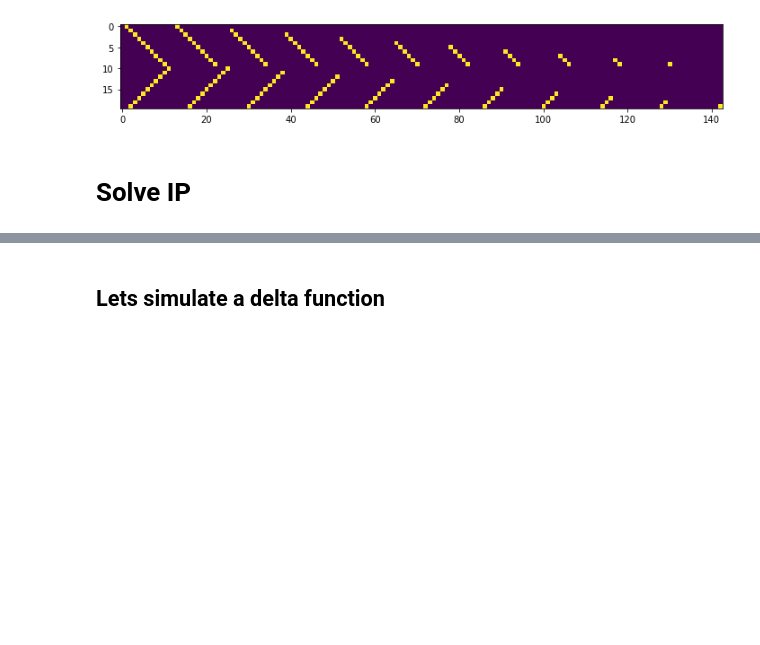
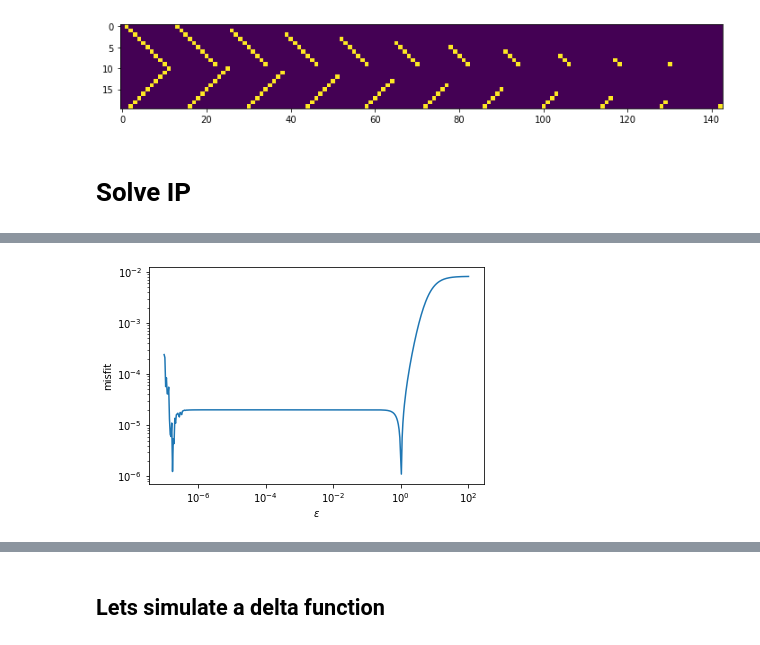
Before and after one commit to Kiril94/Inverse_Problems, a Jupyter notebook: Ass1/Ass1.ipynb, the cells around one changed output, grey strips where cells are left out. Saved outputs shown, nothing was run; the diff lists cells and outputs as text; code cells hidden in the pictures; blank space fills up the shorter version.

```diff
--- a/Ass1/Ass1.ipynb
+++ b/Ass1/Ass1.ipynb
@@ -136,2 +163,12 @@ def misfit(G,d,s): return np.abs(la.norm(d-G@s)**2-N*sigma**2)
+# %%
+fig,ax = plt.subplots()
+ax.plot(Eps, Mis)
+ax.set_ylabel('misfit')
+ax.set_xlabel(r'$\varepsilon$')
+ax.set_yscale('log')
+ax.set_xscale('log')
+fig.savefig('epsilon.png')
+# %% [output]
+[figure, added]
 # %%
 Mis = []
```
Also changed, not shown: parts of 21 cells of this notebook.
